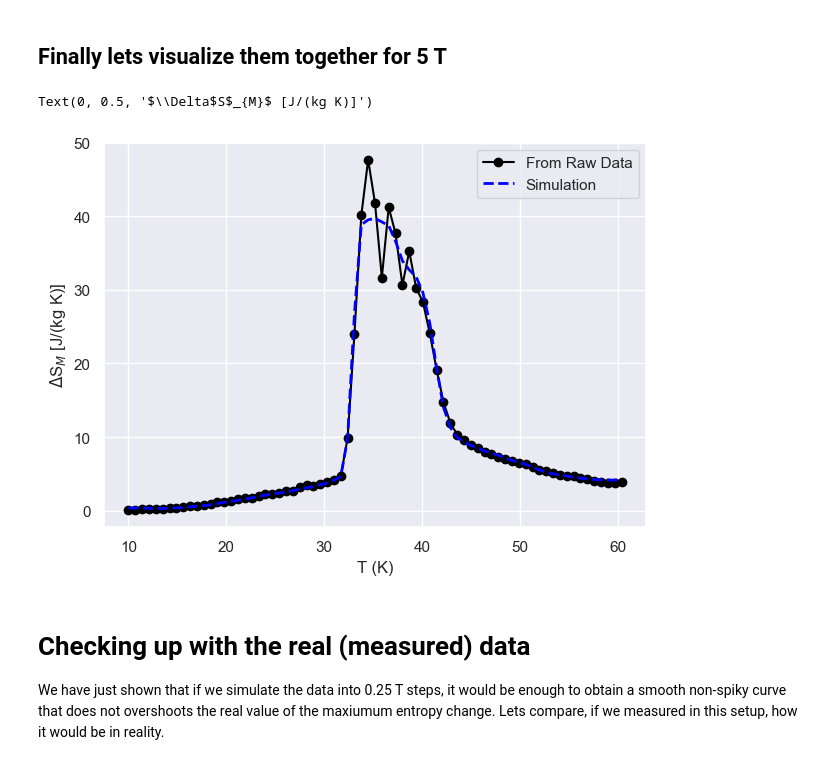
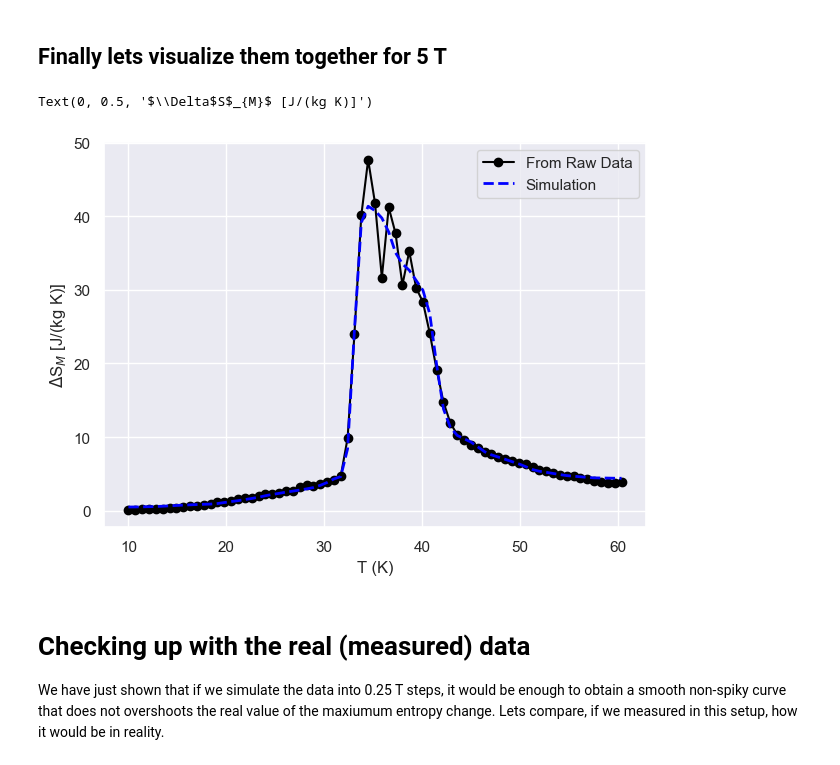
Before and after one commit to kensei-te/mat_interp, a Jupyter notebook: notebooks/Simulation Visualizaiton.ipynb, the cells around one changed output. Drawn from its saved outputs; the diff is of its cells as text; code cells hidden in the pictures.

```diff
--- a/notebooks/Simulation Visualizaiton.ipynb
+++ b/notebooks/Simulation Visualizaiton.ipynb
@@ -69,4 +46,5 @@ Text(0, 0.5, '$\\Delta$S$_{M}$ [J/(kg K)]')
 # %%
+SAVED_WEIGHTS = "weights"
 from tensorflow.keras.layers.experimental.preprocessing import Normalization
 from tensorflow_addons.metrics import RSquare
 model = tf.keras.models.load_model(SAVED_WEIGHTS)
@@ -117,10 +83,0 @@ df_final['m'] = (model.predict(df_final.loc[:, ['t','h']].to_numpy()))*std + mea
-# %%
-# Simulating new fields
-fig, ax = plt.subplots(figsize=(7,5))
-colors = sns.color_palette(palette="husl", n_colors=len(new_h))
-for field, clr in zip(new_h, colors):
-    df_plot = df_final.query('h == @field')
-    plt.plot(df_plot['t'], df_plot['m'] / WEIGHT, 'o-',label=f"{field / 1e4} T", mec='black', color=clr, markevery=3)
-plt.legend(bbox_to_anchor=(1,1), title="Applied Field", ncol=2)
-plt.xlabel("T (K)")
-plt.ylabel("M (emu/kg)")
@@ -137,10 +83,0 @@ ds_simulation['ds'] = ds_simulation['ds']
-# %%
-fields_to_plot = [1, 3, 5] # Plot 1 3 and 5 T
-fig, ax = plt.subplots(figsize=(7,5))
-for field in fields_to_plot:
-    df_plot = ds_simulation.query("dh == @field")
-    plt.plot(df_plot.t, df_plot.ds,'o-', mec='black', label = rf"$\mu_{0} \Delta$H = {field} T")
-plt.legend()
-plt.legend(bbox_to_anchor=(1,1), title="Applied Field")
-plt.xlabel("T (K)")
-plt.ylabel(r"$\Delta$S$_{M}$ [J/(kg K)]")
@@ -149,0 +86,11 @@ Text(0, 0.5, '$\\Delta$S$_{M}$ [J/(kg K)]')
+# %%
+sim_data = generate_data_mce(model = model, start = 0.2, end = 5.0, step = 0.2)
+sim_entropy = plot_entropy_curve(data=sim_data,
+                                 temperature_column="t",
+                                 field_column="h",
+                                 magnetization_column="m",
+                                 unstandarize=True,
+                                 bbox_mag = (0.8, -0.15),
+                                 n_cols=3,
+                                 bbox_ds = (0.9, -0.15),
+                                 return_entropy = True)
@@ -152,18 +110,18 @@ Text(0, 0.5, '$\\Delta$S$_{M}$ [J/(kg K)]')
 # %%
 fields_to_plot = [5] # Plot 1 3 and 5 T
 fig, ax = plt.subplots(figsize=(7,5))
 for field in fields_to_plot:
-    df_plot = ds_simulation.query("dh == @field")
-    df_plot_2 = ds_original.query("dh == @field")
+    df_plot = sim_entropy.query("dh == @field")
+    df_plot_2 = entropy_exp.query("dh == @field")
     plt.plot(df_plot_2.t, df_plot_2.ds,'o-', mec='black', label = "From Raw Data", color='black')
-    plt.plot(df_plot.t, -1*df_plot.ds,'--', label = "Simulation", color='blue', lw=2)
+    plt.plot(df_plot.t, df_plot.ds,'--', label = "Simulation", color='blue', lw=2)
 plt.legend()
 plt.legend(bbox_to_anchor=(1,1))
 plt.xlabel("T (K)")
 plt.ylabel(r"$\Delta$S$_{M}$ [J/(kg K)]")
 # %% [output]
 Text(0, 0.5, '$\\Delta$S$_{M}$ [J/(kg K)]')
-[figure, old version]
+[figure, new version]
 # %% [markdown]
 # Checking up with the real (measured) data
 We have just shown that if we simulate the data into 0.25 T steps, it would be enough to obtain a smooth non-spiky curve that does not overshoots the real value of the maxiumum entropy change. Lets compare, if we measured in this setup, how it would be in reality.
```
Also changed, not shown: parts of 27 cells of this notebook, 1 other file.
